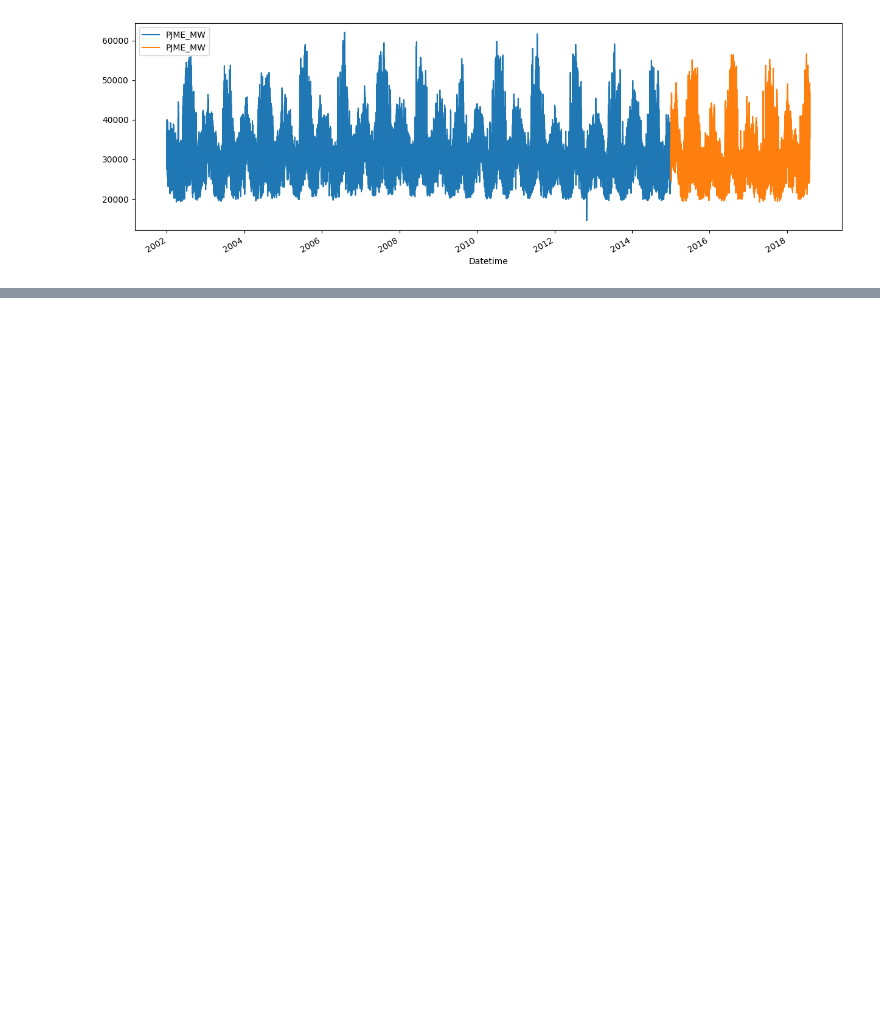
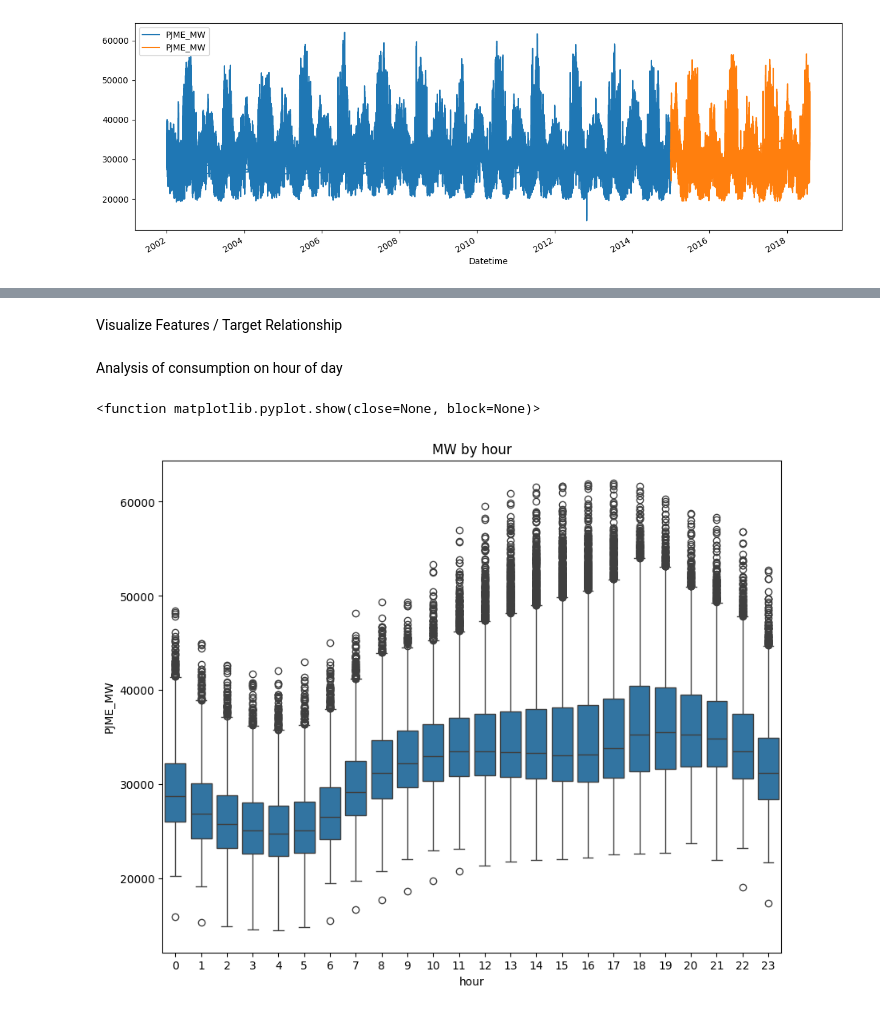
Before and after one commit to shafiqazam/Kaggle, a Jupyter notebook: hourly-energy-consumption/main.ipynb, the cells around one changed output, grey strips where cells are left out. Drawn from its saved outputs; the diff is of its cells as text; code cells hidden in the pictures; blank space fills up the shorter version.

```diff
--- a/hourly-energy-consumption/main.ipynb
+++ b/hourly-energy-consumption/main.ipynb
@@ -96,0 +111,28 @@ train
+# %%
+def create_features(df):
+    """
+    Create time series features based on time series index
+    """
+    df = df.copy()
+    df['hour'] = df.index.hour
+    df['dayOfWeek'] = df.index.day_of_week
+    df['quarter'] = df.index.quarter
+    df['month'] = df.index.month
+    df['year'] = df.index.year
+    df['dayOfYear'] = df.index.dayofyear
+
+    return df
+# %%
+df = create_features(df)
+# %% [markdown]
+Visualize Features / Target Relationship
+# %% [markdown]
+Analysis of consumption on hour of day
+# %%
+fig, ax = plt.subplots(figsize=(10,8))
+sns.boxplot(data=df, x='hour', y='PJME_MW')
+ax.set_title('MW by hour')
+plt.show
+# %% [output]
+<function matplotlib.pyplot.show(close=None, block=None)>
+[figure, added]
```
Also changed, not shown: parts of 39 cells of this notebook.
